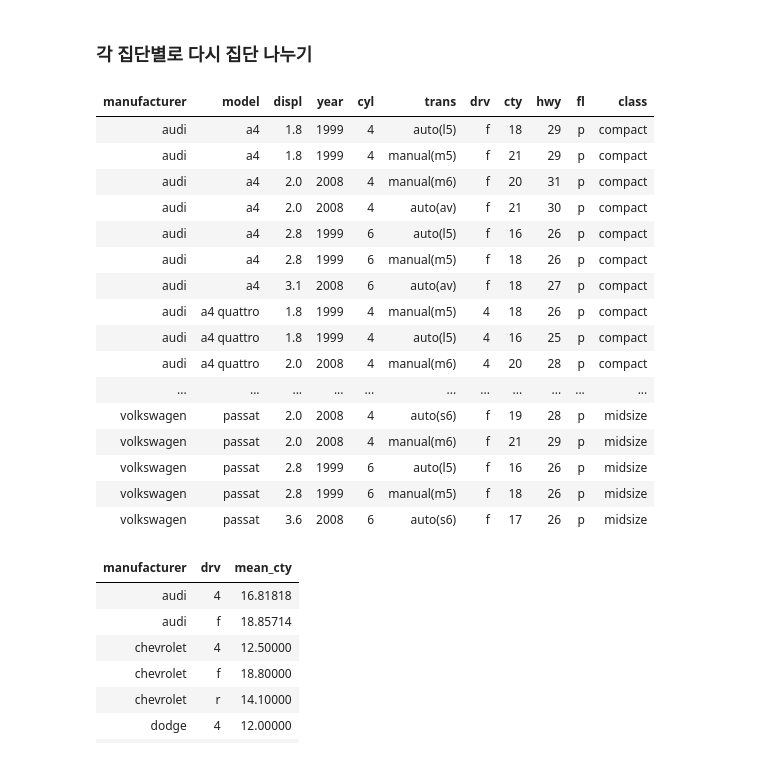
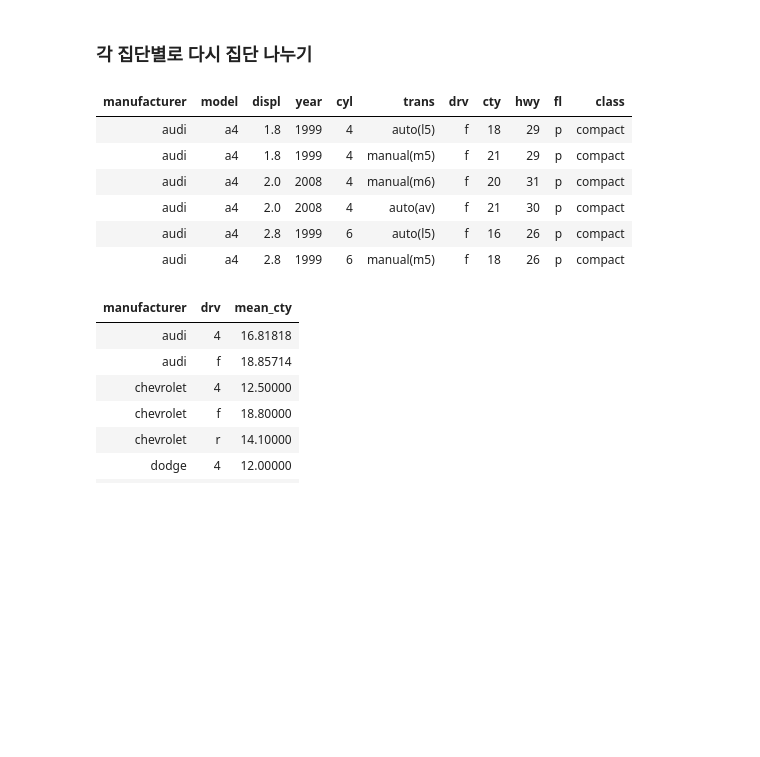
Before and after one commit to jjerry-k/gan_r, a Jupyter notebook: 190320_6.ipynb, the cells around one changed output. Cells and saved outputs as stored; diff of their text form; code cells hidden in the pictures; blank space fills up the shorter version.

```diff
--- a/190320_6.ipynb
+++ b/190320_6.ipynb
@@ -166,25 +166,15 @@ exam1  %>%
 ### 각 집단별로 다시 집단 나누기
 # %%
 mpg <- as.data.frame(ggplot2::mpg)
-mpg
+head(mpg)
 # %% [output]
 | manufacturer | model | displ | year | cyl | trans | drv | cty | hwy | fl | class |
 | audi | a4 | 1.8 | 1999 | 4 | auto(l5) | f | 18 | 29 | p | compact |
 | audi | a4 | 1.8 | 1999 | 4 | manual(m5) | f | 21 | 29 | p | compact |
 | audi | a4 | 2.0 | 2008 | 4 | manual(m6) | f | 20 | 31 | p | compact |
 | audi | a4 | 2.0 | 2008 | 4 | auto(av) | f | 21 | 30 | p | compact |
 | audi | a4 | 2.8 | 1999 | 6 | auto(l5) | f | 16 | 26 | p | compact |
 | audi | a4 | 2.8 | 1999 | 6 | manual(m5) | f | 18 | 26 | p | compact |
-| audi | a4 | 3.1 | 2008 | 6 | auto(av) | f | 18 | 27 | p | compact |
-| audi | a4 quattro | 1.8 | 1999 | 4 | manual(m5) | 4 | 18 | 26 | p | compact |
-| audi | a4 quattro | 1.8 | 1999 | 4 | auto(l5) | 4 | 16 | 25 | p | compact |
-| audi | a4 quattro | 2.0 | 2008 | 4 | manual(m6) | 4 | 20 | 28 | p | compact |
-| ... | ... | ... | ... | ... | ... | ... | ... | ... | ... | ... |
-| volkswagen | passat | 2.0 | 2008 | 4 | auto(s6) | f | 19 | 28 | p | midsize |
-| volkswagen | passat | 2.0 | 2008 | 4 | manual(m6) | f | 21 | 29 | p | midsize |
-| volkswagen | passat | 2.8 | 1999 | 6 | auto(l5) | f | 16 | 26 | p | midsize |
-| volkswagen | passat | 2.8 | 1999 | 6 | manual(m5) | f | 18 | 26 | p | midsize |
-| volkswagen | passat | 3.6 | 2008 | 6 | auto(s6) | f | 17 | 26 | p | midsize |
 # %%
 mpg %>%
     group_by(manufacturer, drv) %>%
```
Also changed, not shown: parts of 1 cell of this notebook, 1 other file.
